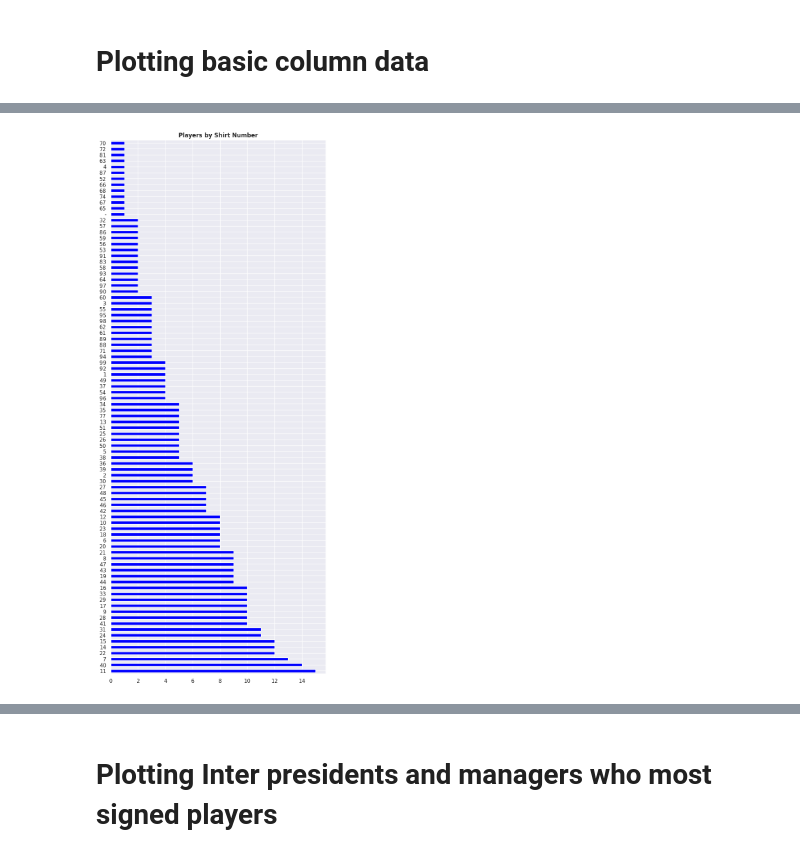
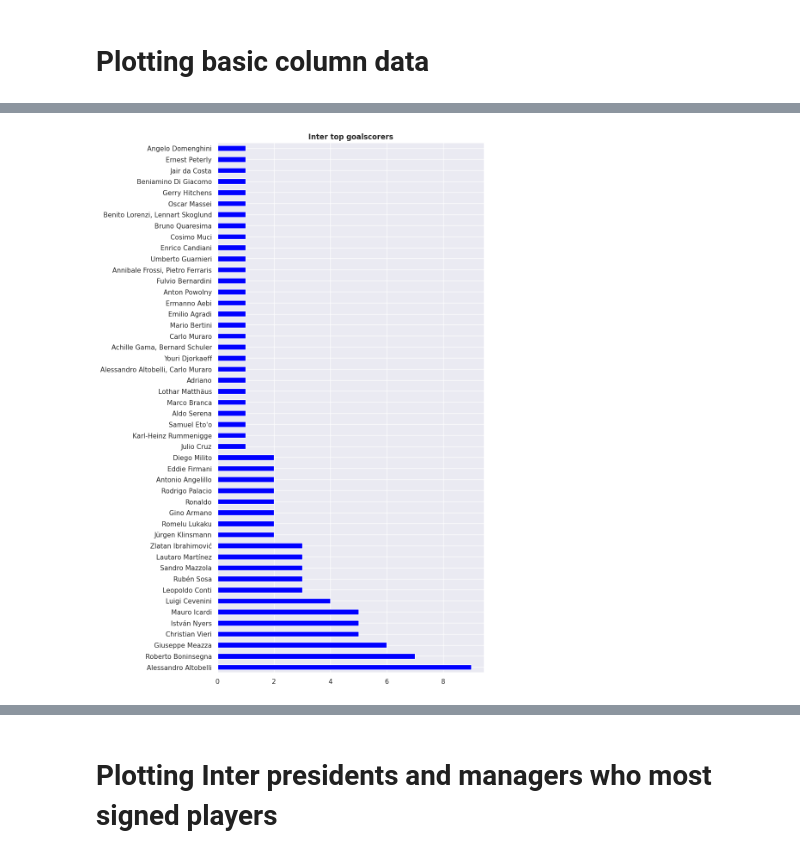
Before and after one commit to guilhermelaviola/InterMilan, a Jupyter notebook: InterSeasons.ipynb, the cells around one changed output, grey strips where cells are left out. Drawn from its saved outputs; the diff is of its cells as text; code cells hidden in the pictures.

```diff
--- a/InterSeasons.ipynb
+++ b/InterSeasons.ipynb
@@ -11,6 +11,6 @@ plt.style.use('seaborn-pastel')
 # %%
 # Importing and displaying the last 10 goals scored:
 df = pd.ExcelFile('INTER.xlsx')
-players = pd.read_excel(df, 'All Players')
+players = pd.read_excel(df, 'Seasons')
 players.tail(10)
 # %% [output]
@@ -35,8 +75,8 @@ players.shape
 # %%
-# Displaying players by shirt number:
-players['Number'].value_counts().plot(kind = 'barh', color = 'blue', figsize = (8, 20))
+# Displaying top goalscorers:
+players['Top goalscorer(s)'].value_counts().plot(kind = 'barh', color = 'blue', figsize = (8, 16))
 plt.ylabel(None)
-plt.title('Players by Shirt Number', fontweight = 'bold')
+plt.title('Inter top goalscorers', fontweight = 'bold')
 plt.show()
 # %% [output]
-[figure, old version]
+[figure, new version]
```
Also changed, not shown: parts of 12 cells of this notebook.
